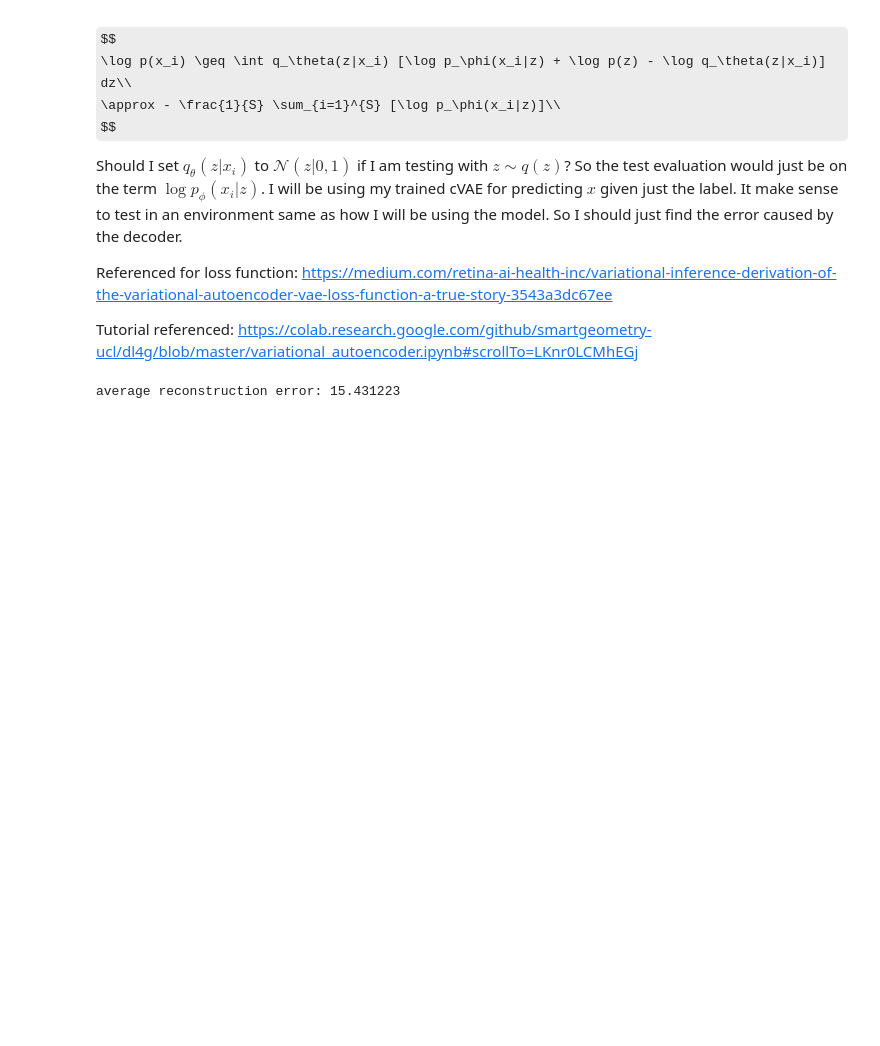
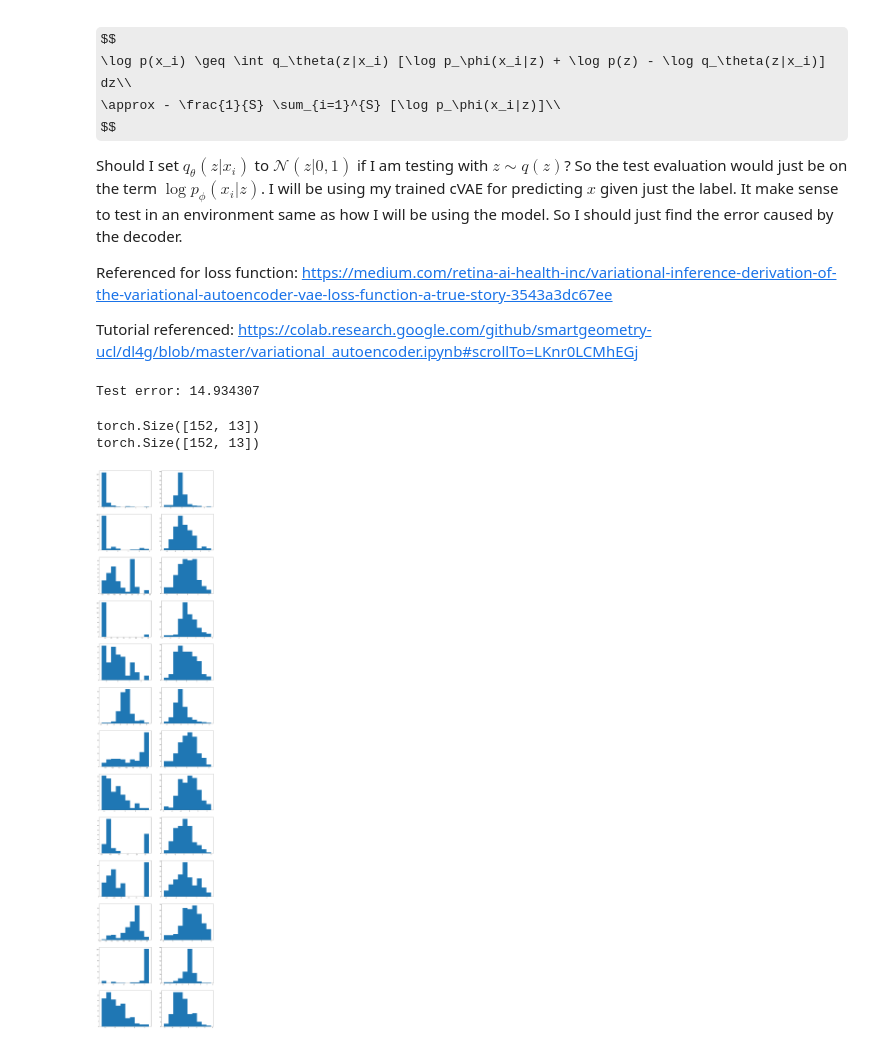
Before and after one commit to sunyunlee/cgan-cvae-tut, a Jupyter notebook: cVAE/cvae.ipynb, the cells around one changed output. Saved outputs shown, nothing was run; the diff lists cells and outputs as text; code cells hidden in the pictures; some formulas as TeX source; blank space fills up the shorter version.

```diff
--- a/cVAE/cvae.ipynb
+++ b/cVAE/cvae.ipynb
@@ -64,15 +76,5 @@ np.random.seed(42)
 # %%
-bos = load_boston()
-df = pd.DataFrame(bos.data)
-df.columns = bos.feature_names
-df["Price"] = bos.target
-
-data = df[df.columns[:-1]]
-data = data.apply(
-    lambda x: (x - x.mean()) / x.std()
-)
-
-data["Price"] = df.Price
+from sklearn import preprocessing
 
 # Dataset to numpy
 X = torch.tensor(data.drop("Price", axis=1).values).type(torch.float64)
@@ -81,6 +83,12 @@ Y = torch.tensor(data["Price"].values).type(torch.float64)
 # Split dataset for test and train
 X_train, X_test, Y_train, Y_test = train_test_split(X, Y, test_size=0.3,
                                                     random_state=42)
+
+# Standardize
+scaler = preprocessing.StandardScaler().fit(X_train)
+X_train = torch.tensor(scaler.transform(X_train)).type(torch.float64)
+X_test = torch.tensor(scaler.transform(X_test)).type(torch.float64)
+
 Y_train = Y_train.view(-1, 1)
 Y_test = Y_test.view(-1, 1)
 # %%
@@ -232,22 +240,47 @@ def eval_metrics(mu_x, std_x, x_in):
 
     return loss
 # %%
-test_loss_avg, num_batches = 0, 0
+test_loss_avg = 0
 
-for x, y in test_iter:
-    # Forward pass
-    p_z_given_x = torch.distributions.Normal(0, 1)
-    z = p_z_given_x.sample((x.shape[0], LATENT_DIM))
-    mu_x, std_x = decoder(z, y)
+# for x, y in test_iter:
+# Forward pass
+p_z_given_x = torch.distributions.Normal(0, 1)
+z = p_z_given_x.sample((X_test.shape[0], LATENT_DIM))
+mu_x, std_x = decoder(z, Y_test)
 
-    # Loss
-    loss = eval_metrics(mu_x, std_x, x)       # what is mu_z and std_z in this case?
-        # Model assumes that z is sampled independently or x in test time therefore should sample from N(0, 1)
+# Loss
+loss = eval_metrics(mu_x, std_x, X_test)       # what is mu_z and std_z in this case?
+    # Model assumes that z is sampled independently or x in test time therefore should sample from N(0, 1)
 
-    test_loss_avg += loss.item()
-    num_batches += 1
+# test_loss_avg += loss.item()
+# num_batches += 1
 
-test_loss_avg /= num_batches
-print('average reconstruction error: %f' % (test_loss_avg))
+# test_loss_avg /= num_batches
+print('Test error: %f' % (loss))
 # %% [output]
-average reconstruction error: 15.431223
+Test error: 14.934307
+# %%
+eps = torch.randn_like(std_x)
+x_samples = mu_x + eps * torch.exp(std_x)
+print(x_samples.shape)
+print(X_test.shape)
+# %% [output]
+torch.Size([152, 13])
+torch.Size([152, 13])
+# %%
+x_samples = x_samples.detach().numpy()
+X_test = X_test.numpy()
+# %%
+# for i in range(x_samples.shape[1]):
+figs, axs = plt.subplots(x_samples.shape[1], 2, figsize=(20, 100))
+# print(X_test[:,0].shape)
+# print(X_test[:,0].min())
+# print(X_test[:,0].max())
+# print(x_samples[:,0].min())
+# print(x_samples[:,0].max())
+for i in range(x_samples.shape[1]):
+    axs[i, 0].hist(X_test[:,i])
+    axs[i, 1].hist(x_samples[:,i])
+plt.show()
+# %% [output]
+[figure, added]
```
Also changed, not shown: parts of 2 cells of this notebook, 2 other files.
